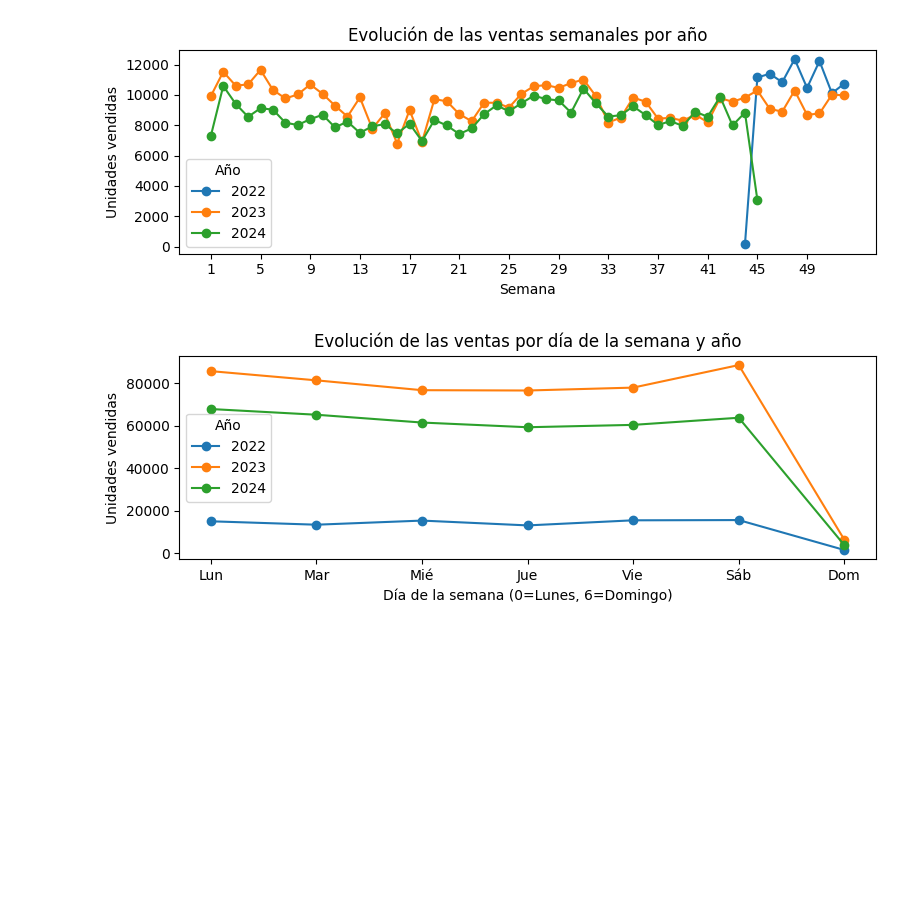
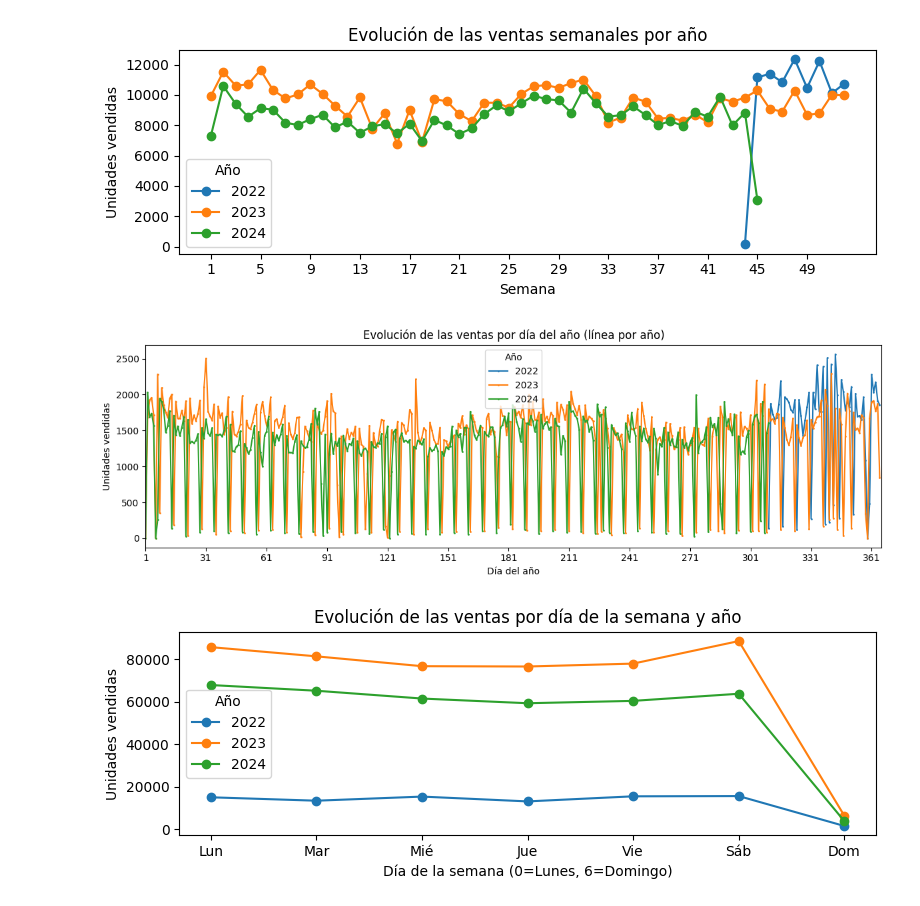
Before and after one commit to jmorala/TFMDS, a Jupyter notebook: cuadernos/02-EDA_datos.ipynb, the cells around one changed output. Cells and saved outputs as stored; diff of their text form; code cells hidden in the pictures; blank space fills up the shorter version.

```diff
--- a/cuadernos/02-EDA_datos.ipynb
+++ b/cuadernos/02-EDA_datos.ipynb
@@ -255,6 +295,39 @@ plt.tight_layout()
 plt.show()
 # %% [output]
 [figure]
+# %%
+# Gráfico similar al de semanas, pero por número de día del año
+# Agrupar ventas por año y día del año
+dfSTventasPorDiaAnyo = dfSTventas.copy()
+dfSTventasPorDiaAnyo['anio'] = dfSTventasPorDiaAnyo['idSecuencia'].dt.year
+# Día del año (1..366)
+dfSTventasPorDiaAnyo['dia_anyo'] = dfSTventasPorDiaAnyo['idSecuencia'].dt.dayofyear.astype(int)
+
+# Sumar unidades vendidas por (anio, dia_anyo)
+dfSTventasPorDiaAnyo = dfSTventasPorDiaAnyo.groupby(['anio', 'dia_anyo']).agg({'udsVenta': 'sum'}).reset_index()
+
+# Pivotar para tener una columna por año (cada año será una línea)
+pivot_dia = dfSTventasPorDiaAnyo.pivot(index='dia_anyo', columns='anio', values='udsVenta')
+
+# Asegurar que el índice cubra todos los días posibles del año (1..366)
+pivot_dia = pivot_dia.reindex(range(1, 367))
+
+# Graficar: cada columna (año) será una línea
+plt.figure(figsize=(12, 4))
+for col in pivot_dia.columns:
+    plt.plot(pivot_dia.index, pivot_dia[col], marker='.', markersize=2, label=str(col))
+
+plt.title('Evolución de las ventas por día del año (línea por año)')
+plt.xlabel('Día del año')
+plt.ylabel('Unidades vendidas')
+# Evitar sobrecargar el eje x: mostrar una etiqueta cada 30 días
+plt.xticks(range(1, 367, 30))
+plt.xlim(1, 366)
+plt.legend(title='Año')
+plt.tight_layout()
+plt.show()
+# %% [output]
+[figure, added]
 # %%
 # Crear gráfico tipo plot con eje x los días de la semana y una línea por año, ordenado de lunes a domingo
 dfSTventasPorDiaSemanaAnios = dfSTventas.copy()
```
Also changed, not shown: parts of 4 cells of this notebook.
